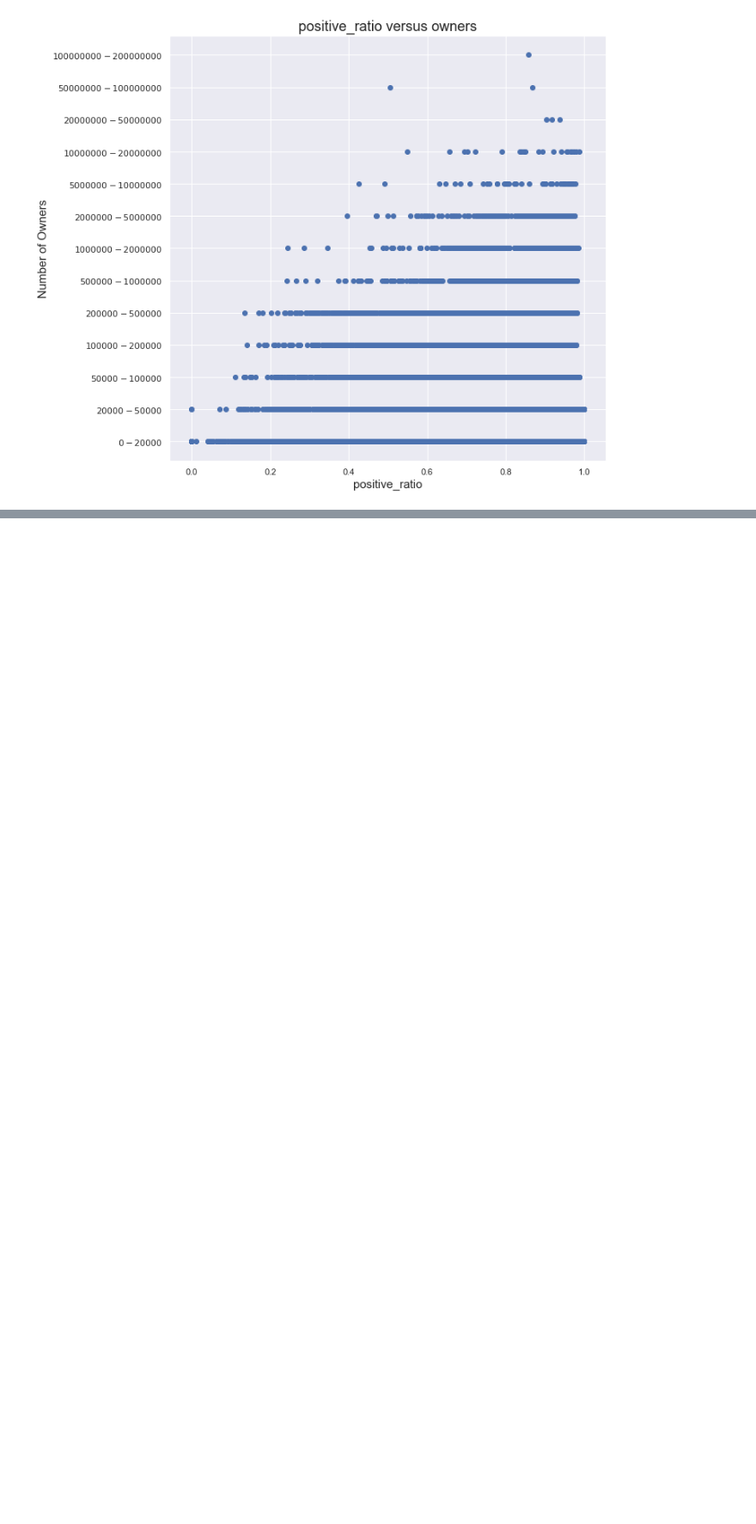
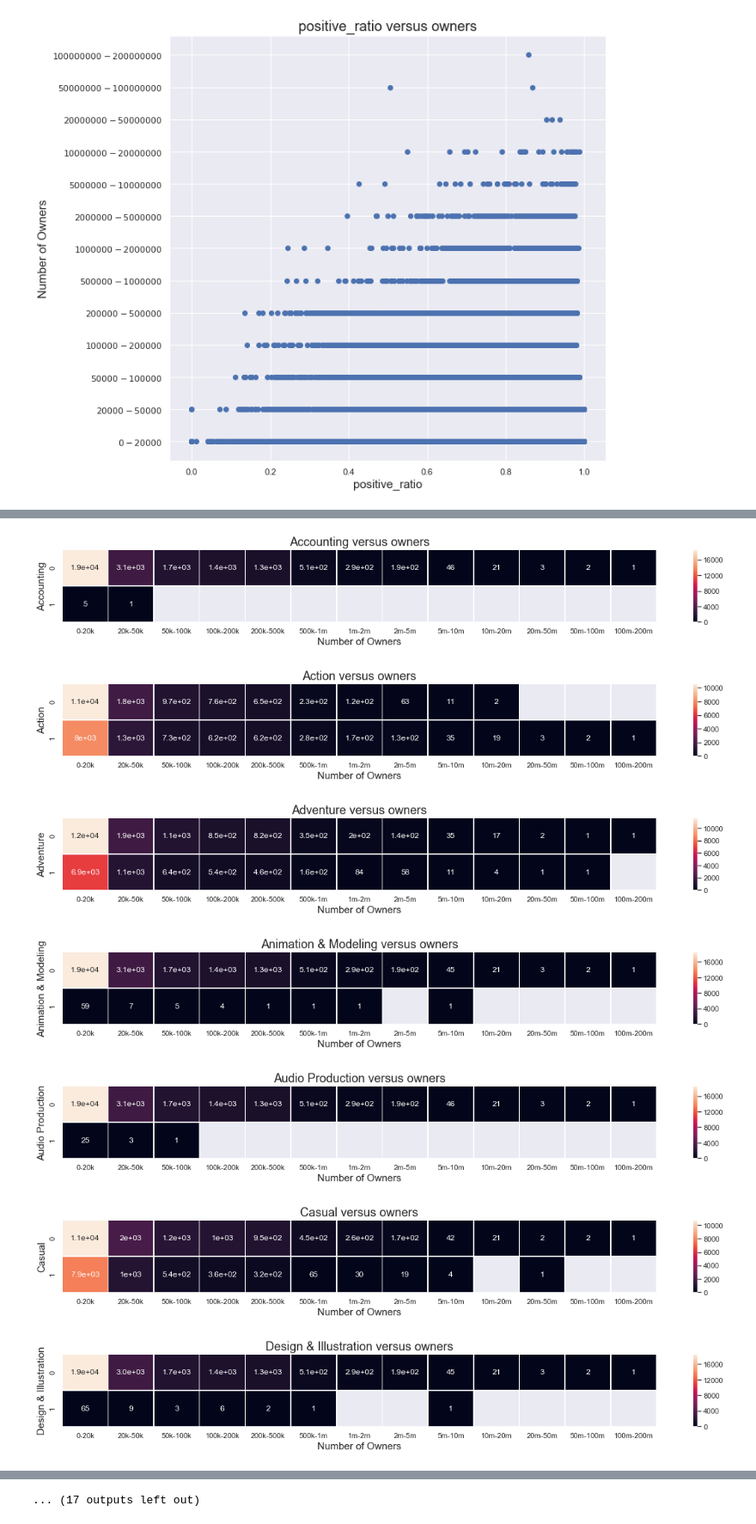
Before and after one commit to XyLearningProgramming/Steam-sales-pred, a Jupyter notebook: EDA for game price.ipynb, the cells around one changed output, grey strips where cells are left out. Shown at 86% size. Drawn from its saved outputs; the diff is of its cells as text; code cells hidden in the pictures; blank space fills up the shorter version.

```diff
--- a/EDA for game price.ipynb
+++ b/EDA for game price.ipynb
@@ -90,0 +242,18 @@ for feature in ['achievements', 'positive_ratings', 'negative_ratings', 'average
+# %%
+# make genres_bi_2 like [1,0,1,0,1...]
+# all_genres to onthot_encoded
+m_str = genres.values
+genres_bi = np.empty((m_str.shape[0],onehot_encoded[1].shape[0]))
+
+for row_num in range(m_str.shape[0]):
+    row_iter = np.zeros(onehot_encoded[0].shape[0])
+    for col_num in range(m_str[row_num].shape[0]):
+        tag = m_str[row_num,col_num]
+        if tag != None:
+            row_iter += onehot_encoded[all_genres_sorted.index(tag)]
+    genres_bi[row_num] = row_iter
+
+genres_bi_df = pd.DataFrame(data = genres_bi, dtype=np.int8)
+genres_bi_df.columns = all_genres_sorted
+df_gen_bi = pd.concat([df, genres_bi_df], axis=1)
+print(df_gen_bi.head())
@@ -90,0 +278,24 @@ for feature in ['achievements', 'positive_ratings', 'negative_ratings', 'average
+# %%
+# know we can do like heatmap but should we?
+for feature in all_genres_sorted:
+    group = df_gen_bi.groupby(['owners',feature]).agg({'appid':'count'})
+    fea_owners = group.reset_index()
+    fea_owners = fea_owners.pivot(index=feature,columns='owners',values='appid')
+    fea_owners = fea_owners[cols]
+    figure(figsize = (20,2))
+    fea_owners.columns = recols
+    sns.set()
+    ax = sns.heatmap(fea_owners, annot=True, linewidths=.5)
+    ax.set_title(feature + ' versus owners', fontsize = 18)
+    ax.set_xlabel('Number of Owners', fontsize = 15)
+    ax.set_ylabel(feature, fontsize = 15, rotation = 'vertical')
+    plt.savefig(feature + ' versus owners.png')
+    plt.show()
+# %% [output]
+[figure, added]
+[figure, added]
+[figure, added]
+[figure, added]
+[figure, added]
+[figure, added]
+[figure, added]
@@ -90,0 +307 @@ for feature in ['achievements', 'positive_ratings', 'negative_ratings', 'average
+... (17 outputs left out)
```
Also changed, not shown: parts of 12 cells of this notebook.
